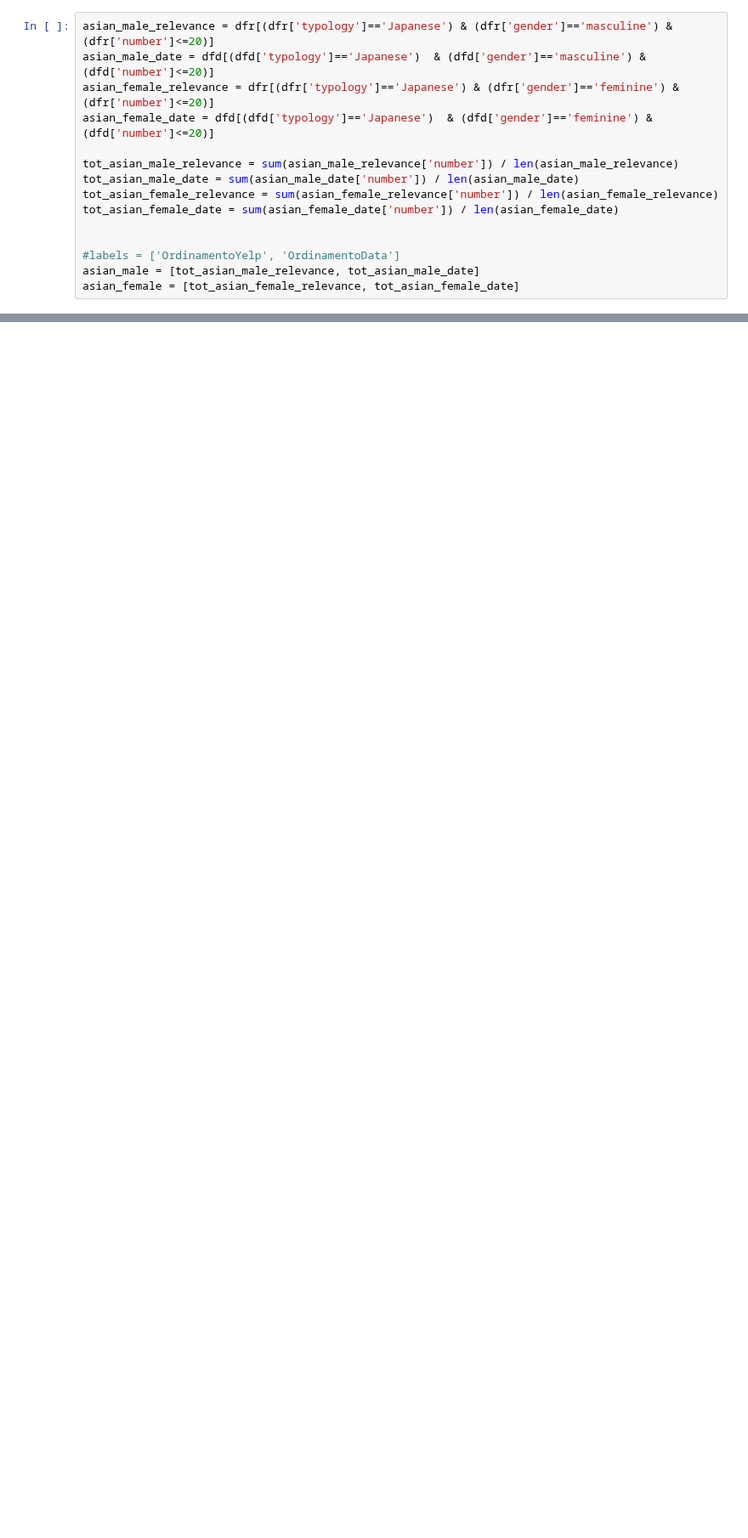
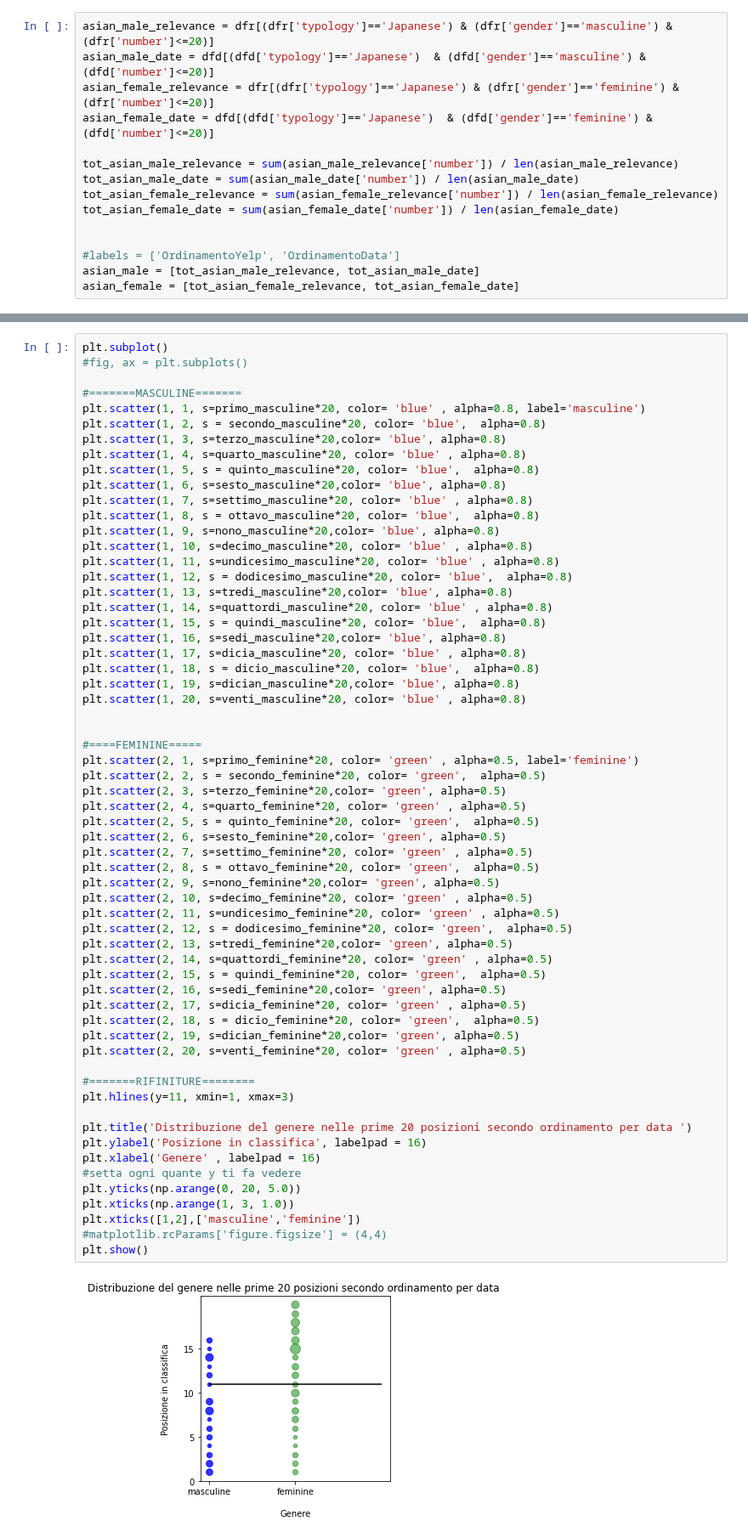
Before and after one commit to EleonoraBartolomucci/Fairness, a Jupyter notebook: Esperimenti/MelaSecondoEsperimentoVersioneDefinitiva.ipynb, the cells around one changed output, grey strips where cells are left out. Shown at 85% size. Cells and saved outputs as stored; diff of their text form; blank space fills up the shorter version.

```diff
--- a/Esperimenti/MelaSecondoEsperimentoVersioneDefinitiva.ipynb
+++ b/Esperimenti/MelaSecondoEsperimentoVersioneDefinitiva.ipynb
@@ -199,0 +357,63 @@ plt.show()
+# %%
+plt.subplot()
+#fig, ax = plt.subplots()
+
+#=======MASCULINE=======
+plt.scatter(1, 1, s=primo_masculine*20, color= 'blue' , alpha=0.8, label='masculine')
+plt.scatter(1, 2, s = secondo_masculine*20, color= 'blue',  alpha=0.8)
+plt.scatter(1, 3, s=terzo_masculine*20,color= 'blue', alpha=0.8)
+plt.scatter(1, 4, s=quarto_masculine*20, color= 'blue' , alpha=0.8)
+plt.scatter(1, 5, s = quinto_masculine*20, color= 'blue',  alpha=0.8)
+plt.scatter(1, 6, s=sesto_masculine*20,color= 'blue', alpha=0.8)
+plt.scatter(1, 7, s=settimo_masculine*20, color= 'blue' , alpha=0.8)
+plt.scatter(1, 8, s = ottavo_masculine*20, color= 'blue',  alpha=0.8)
+plt.scatter(1, 9, s=nono_masculine*20,color= 'blue', alpha=0.8)
+plt.scatter(1, 10, s=decimo_masculine*20, color= 'blue' , alpha=0.8)
+plt.scatter(1, 11, s=undicesimo_masculine*20, color= 'blue' , alpha=0.8)
+plt.scatter(1, 12, s = dodicesimo_masculine*20, color= 'blue',  alpha=0.8)
+plt.scatter(1, 13, s=tredi_masculine*20,color= 'blue', alpha=0.8)
+plt.scatter(1, 14, s=quattordi_masculine*20, color= 'blue' , alpha=0.8)
+plt.scatter(1, 15, s = quindi_masculine*20, color= 'blue',  alpha=0.8)
+plt.scatter(1, 16, s=sedi_masculine*20,color= 'blue', alpha=0.8)
+plt.scatter(1, 17, s=dicia_masculine*20, color= 'blue' , alpha=0.8)
+plt.scatter(1, 18, s = dicio_masculine*20, color= 'blue',  alpha=0.8)
+plt.scatter(1, 19, s=dician_masculine*20,color= 'blue', alpha=0.8)
+plt.scatter(1, 20, s=venti_masculine*20, color= 'blue' , alpha=0.8)
+
+
+#====FEMININE=====
+plt.scatter(2, 1, s=primo_feminine*20, color= 'green' , alpha=0.5, label='feminine')
+plt.scatter(2, 2, s = secondo_feminine*20, color= 'green',  alpha=0.5)
+plt.scatter(2, 3, s=terzo_feminine*20,color= 'green', alpha=0.5)
+plt.scatter(2, 4, s=quarto_feminine*20, color= 'green' , alpha=0.5)
+plt.scatter(2, 5, s = quinto_feminine*20, color= 'green',  alpha=0.5)
+plt.scatter(2, 6, s=sesto_feminine*20,color= 'green', alpha=0.5)
+plt.scatter(2, 7, s=settimo_feminine*20, color= 'green' , alpha=0.5)
+plt.scatter(2, 8, s = ottavo_feminine*20, color= 'green',  alpha=0.5)
+plt.scatter(2, 9, s=nono_feminine*20,color= 'green', alpha=0.5)
+plt.scatter(2, 10, s=decimo_feminine*20, color= 'green' , alpha=0.5)
+plt.scatter(2, 11, s=undicesimo_feminine*20, color= 'green' , alpha=0.5)
+plt.scatter(2, 12, s = dodicesimo_feminine*20, color= 'green',  alpha=0.5)
+plt.scatter(2, 13, s=tredi_feminine*20,color= 'green', alpha=0.5)
+plt.scatter(2, 14, s=quattordi_feminine*20, color= 'green' , alpha=0.5)
+plt.scatter(2, 15, s = quindi_feminine*20, color= 'green',  alpha=0.5)
+plt.scatter(2, 16, s=sedi_feminine*20,color= 'green', alpha=0.5)
+plt.scatter(2, 17, s=dicia_feminine*20, color= 'green' , alpha=0.5)
+plt.scatter(2, 18, s = dicio_feminine*20, color= 'green',  alpha=0.5)
+plt.scatter(2, 19, s=dician_feminine*20,color= 'green', alpha=0.5)
+plt.scatter(2, 20, s=venti_feminine*20, color= 'green' , alpha=0.5)
+
+#=======RIFINITURE========
+plt.hlines(y=11, xmin=1, xmax=3)
+
+plt.title('Distribuzione del genere nelle prime 20 posizioni secondo ordinamento per data ')
+plt.ylabel('Posizione in classifica', labelpad = 16)
+plt.xlabel('Genere' , labelpad = 16)
+#setta ogni quante y ti fa vedere
+plt.yticks(np.arange(0, 20, 5.0))
+plt.xticks(np.arange(1, 3, 1.0))
+plt.xticks([1,2],['masculine','feminine'])
+#matplotlib.rcParams['figure.figsize'] = (4,4)
+plt.show()
+# %% [output]
+[figure, added]
```
Also changed, not shown: parts of 7 cells of this notebook.
